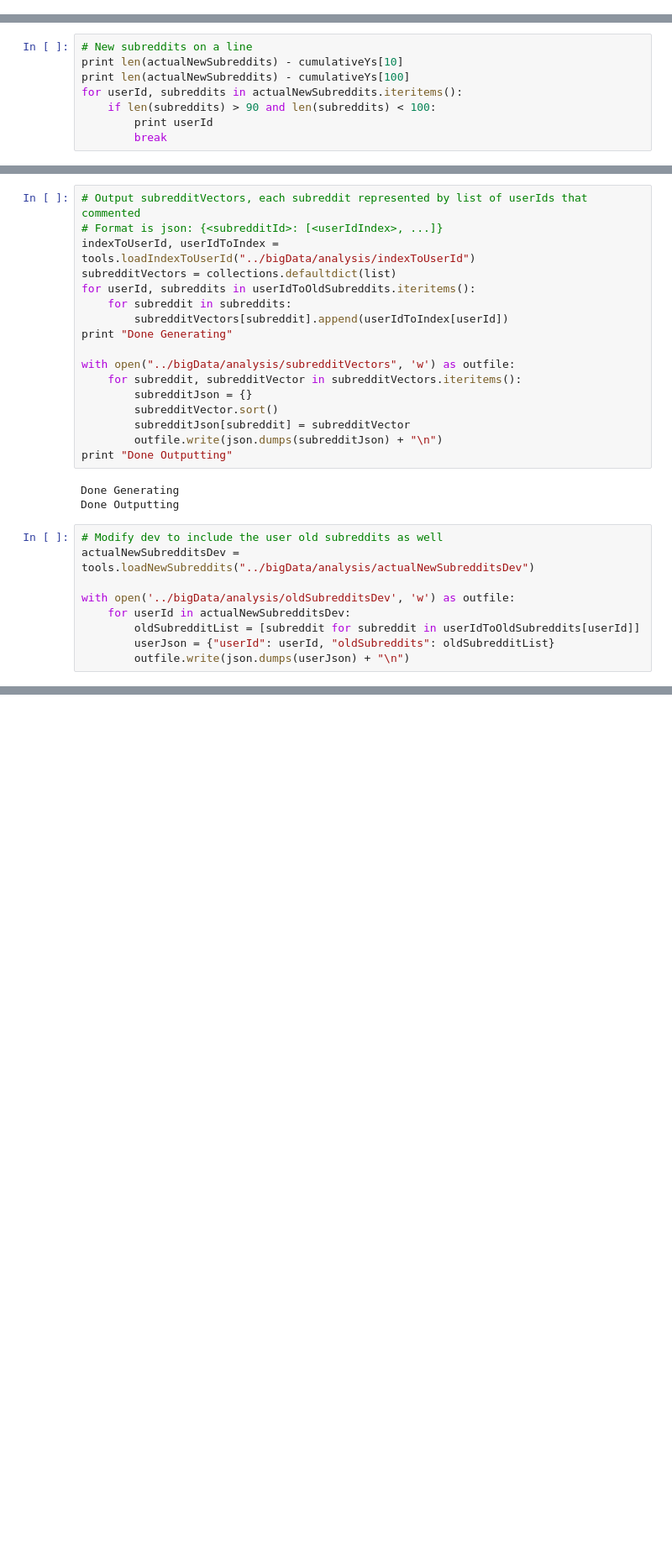
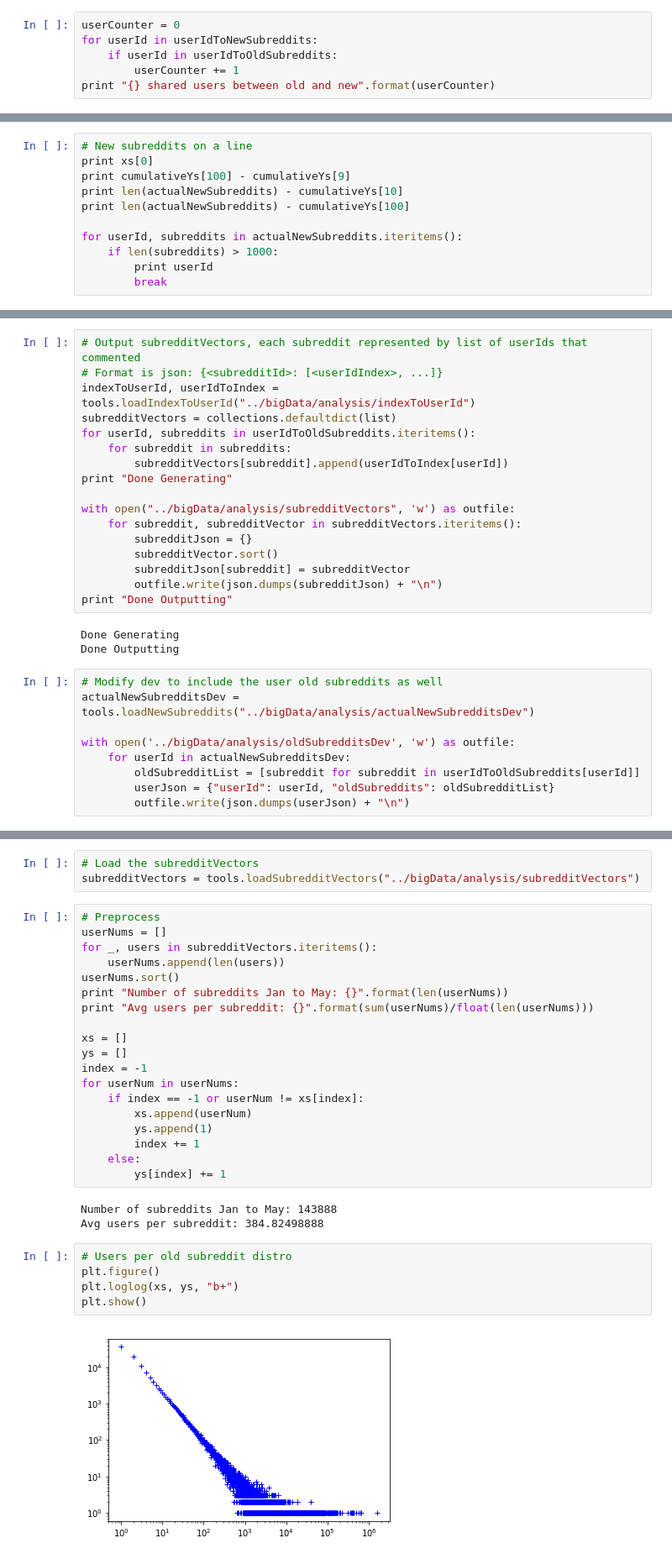
Before and after one commit to yhjw88/subreddit-recommender, a Jupyter notebook: analysis/userSubredditAnalysis.ipynb, the cells around one changed output, grey strips where cells are left out. Shown: that part at 84% size. Saved outputs shown, nothing was run; the diff lists cells and outputs as text; blank space fills up the shorter version.

```diff
--- a/analysis/userSubredditAnalysis.ipynb
+++ b/analysis/userSubredditAnalysis.ipynb
@@ -96,3 +95,9 @@ Processed 52000000
 Processed 53000000
 Processed 54000000
 Processed 55000000
+# %%
+userCounter = 0
+for userId in userIdToNewSubreddits:
+    if userId in userIdToOldSubreddits:
+        userCounter += 1
+print "{} shared users between old and new".format(userCounter)
@@ -256,10 +263,13 @@ plt.show()
 [figure]
 # %%
 # New subreddits on a line
+print xs[0]
+print cumulativeYs[100] - cumulativeYs[9]
 print len(actualNewSubreddits) - cumulativeYs[10]
 print len(actualNewSubreddits) - cumulativeYs[100]
+
 for userId, subreddits in actualNewSubreddits.iteritems():
-    if len(subreddits) > 90 and len(subreddits) < 100:
+    if len(subreddits) > 1000:
         print userId
         break
 # %% [output]
@@ -325,0 +340,32 @@ with open('../bigData/analysis/oldSubredditsDev', 'w') as outfile:
+# %%
+# Load the subredditVectors
+subredditVectors = tools.loadSubredditVectors("../bigData/analysis/subredditVectors")
+# %%
+# Preprocess
+userNums = []
+for _, users in subredditVectors.iteritems():
+    userNums.append(len(users))
+userNums.sort()
+print "Number of subreddits Jan to May: {}".format(len(userNums))
+print "Avg users per subreddit: {}".format(sum(userNums)/float(len(userNums)))
+
+xs = []
+ys = []
+index = -1
+for userNum in userNums:
+    if index == -1 or userNum != xs[index]:
+        xs.append(userNum)
+        ys.append(1)
+        index += 1
+    else:
+        ys[index] += 1
+# %% [output]
+Number of subreddits Jan to May: 143888
+Avg users per subreddit: 384.82498888
+# %%
+# Users per old subreddit distro
+plt.figure()
+plt.loglog(xs, ys, "b+")
+plt.show()
+# %% [output]
+[figure, added]
```
Also changed, not shown: parts of 15 cells of this notebook, 4 other files.
